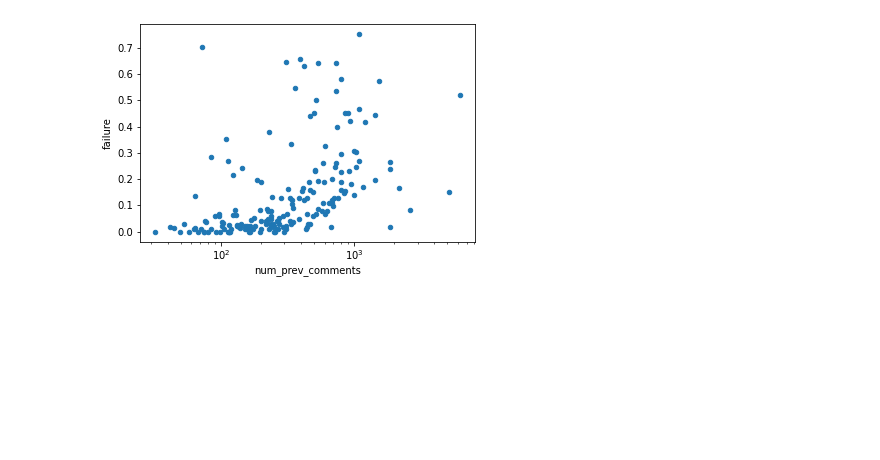
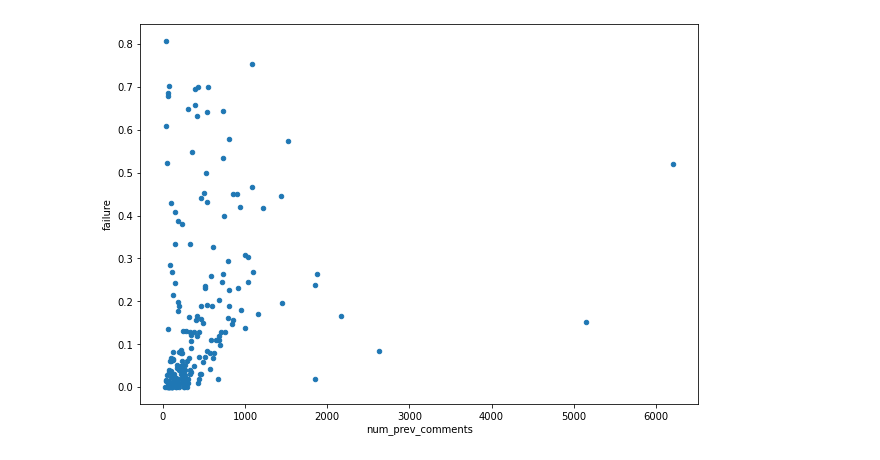
Before and after one commit to lukashalim/GODWIN, a Jupyter notebook: Visualization.ipynb, the cells around one changed output. Saved outputs shown, nothing was run; the diff lists cells and outputs as text; code cells hidden in the pictures; blank space fills up the shorter version.

```diff
--- a/Visualization.ipynb
+++ b/Visualization.ipynb
@@ -154,5 +204,7 @@ ax.set_xscale('log', base=2)
 # %%
-ax = posts.groupby(['subreddit']).mean().plot.scatter('num_prev_comments', 'failure')
-ax.set_xscale('log', base=10)
+(fig, ax) = plt.subplots(1,1, figsize=(10,7))
+
+ax = posts.groupby(['subreddit']).mean().plot.scatter('num_prev_comments', 'failure', ax=ax)
+#ax.set_xscale('log', base=10)
 # %% [output]
-[figure, old version]
+[figure, new version]
```
Also changed, not shown: parts of 6 cells of this notebook, 1 other file.
